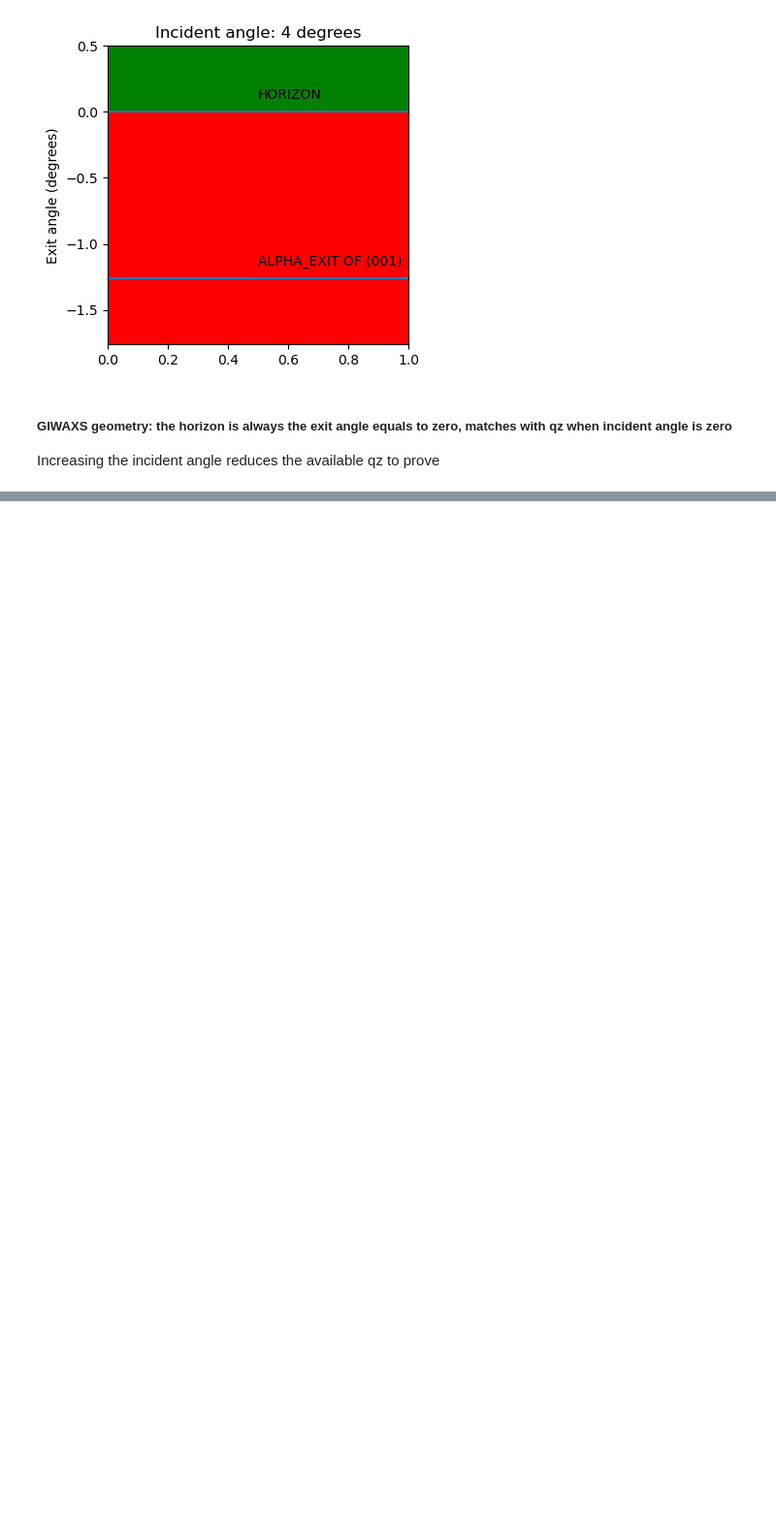
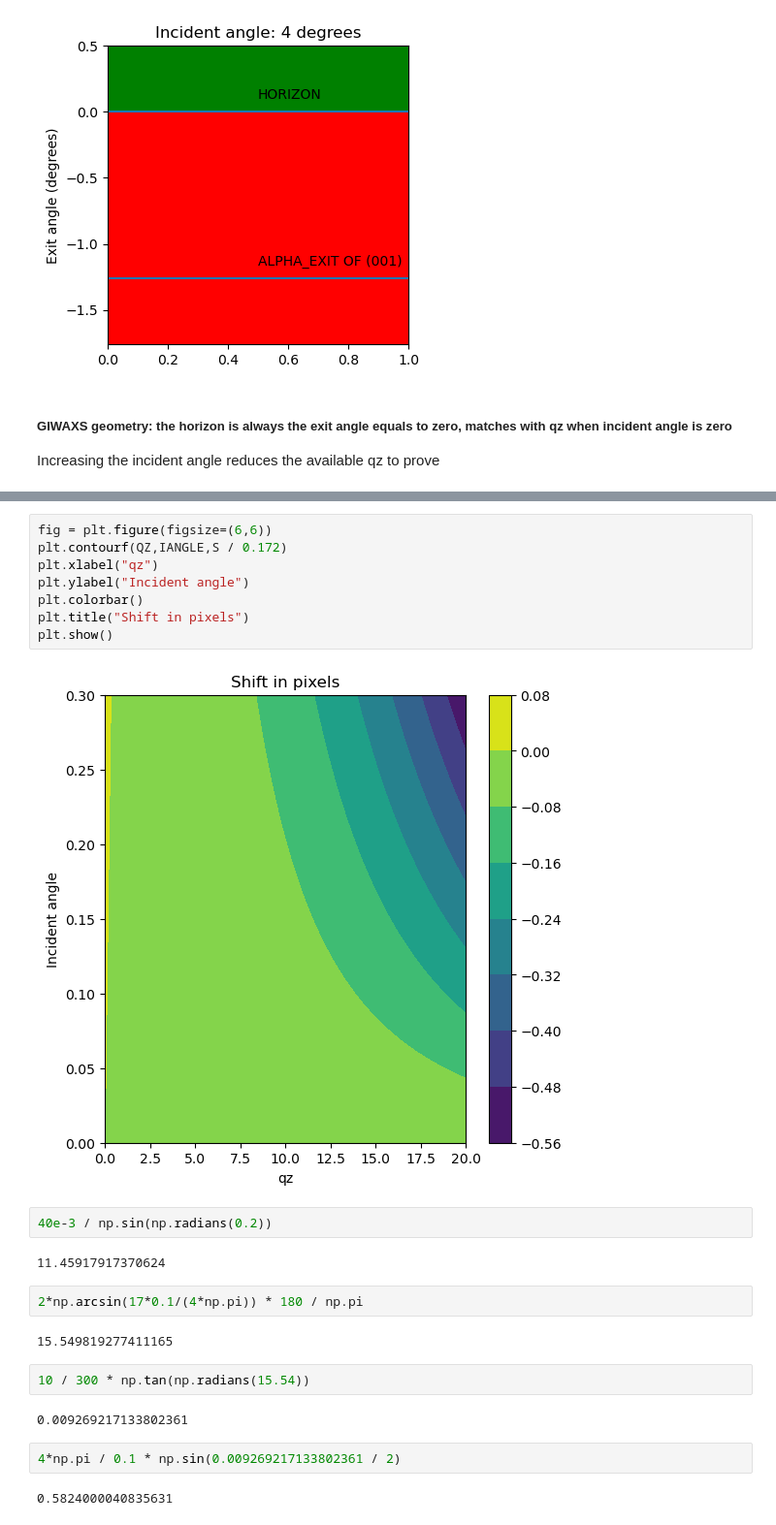
Before and after one commit to EdgarGF93/pyxscat, a Jupyter notebook: jupyter_notebooks/qz.ipynb, the cells around one changed output, grey strips where cells are left out. Shown at 97% size. Cells and saved outputs as stored; diff of their text form; blank space fills up the shorter version.

```diff
--- a/jupyter_notebooks/qz.ipynb
+++ b/jupyter_notebooks/qz.ipynb
@@ -145,0 +171,26 @@ i_angle[np.argmin(height)]
+# %%
+fig = plt.figure(figsize=(6,6))
+plt.contourf(QZ,IANGLE,S / 0.172)
+plt.xlabel("qz")
+plt.ylabel("Incident angle")
+plt.colorbar()
+plt.title("Shift in pixels")
+plt.show()
+# %% [output]
+[figure, added]
+# %%
+40e-3 / np.sin(np.radians(0.2))
+# %% [output]
+11.45917917370624
+# %%
+2*np.arcsin(17*0.1/(4*np.pi)) * 180 / np.pi
+# %% [output]
+15.549819277411165
+# %%
+10 / 300 * np.tan(np.radians(15.54))
+# %% [output]
+0.009269217133802361
+# %%
+4*np.pi / 0.1 * np.sin(0.009269217133802361 / 2)
+# %% [output]
+0.5824000040835631
```
Also changed, not shown: parts of 9 cells of this notebook.
